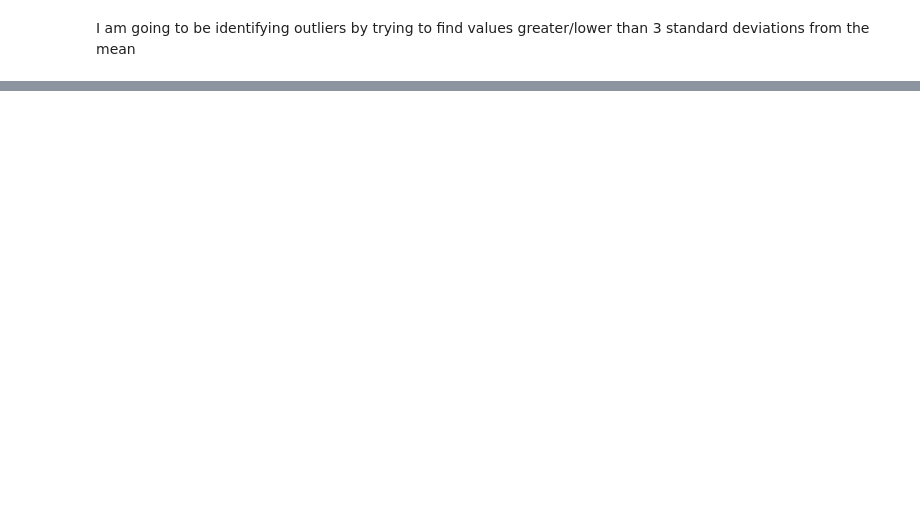
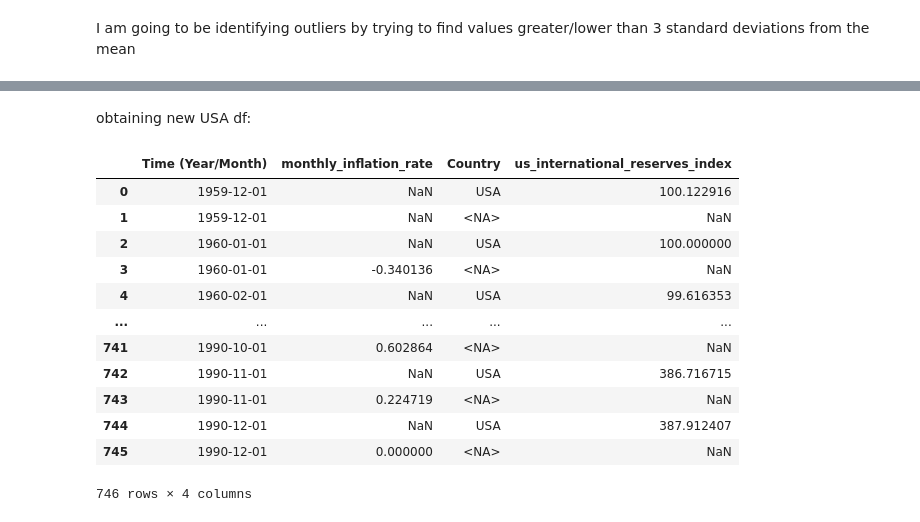
Before and after one commit to thoomkuzhymatthew/EC1B1_group28, a Jupyter notebook: code/DataCleaning.ipynb, the cells around one changed output, grey strips where cells are left out. Cells and saved outputs as stored; diff of their text form; code cells hidden in the pictures; blank space fills up the shorter version.

```diff
--- a/code/DataCleaning.ipynb
+++ b/code/DataCleaning.ipynb
@@ -921,0 +976,31 @@ cleaned_df
+# %% [markdown]
+obtaining new USA df:
+# %%
+import pandas as pd
+
+# Ensure "Time (Year/Month)" is in datetime format in both US DataFrames
+us_monthly_inflation["Time (Year/Month)"] = pd.to_datetime(us_monthly_inflation["Time (Year/Month)"], errors="coerce")
+us_international_reserves_index["Time (Year/Month)"] = pd.to_datetime(us_international_reserves_index["Time (Year/Month)"], errors="coerce")
+
+# Merge the two US DataFrames on "Time (Year/Month)" and "Country" using an outer join.
+new_us_df = pd.merge(us_monthly_inflation, us_international_reserves_index, on=["Time (Year/Month)", "Country"], how="outer")
+
+# Sort the resulting DataFrame by "Time (Year/Month)" and reset the index
+new_us_df = new_us_df.sort_values("Time (Year/Month)").reset_index(drop=True)
+
+# For viewing:
+new_us_df
+# %% [output]
+|  | Time (Year/Month) | monthly_inflation_rate | Country | us_international_reserves_index |
+| 0 | 1959-12-01 | NaN | USA | 100.122916 |
+| 1 | 1959-12-01 | NaN | <NA> | NaN |
+| 2 | 1960-01-01 | NaN | USA | 100.000000 |
+| 3 | 1960-01-01 | -0.340136 | <NA> | NaN |
+| 4 | 1960-02-01 | NaN | USA | 99.616353 |
+| ... | ... | ... | ... | ... |
+| 741 | 1990-10-01 | 0.602864 | <NA> | NaN |
+| 742 | 1990-11-01 | NaN | USA | 386.716715 |
+| 743 | 1990-11-01 | 0.224719 | <NA> | NaN |
+| 744 | 1990-12-01 | NaN | USA | 387.912407 |
+| 745 | 1990-12-01 | 0.000000 | <NA> | NaN |
+746 rows × 4 columns
```
Also changed, not shown: parts of 26 cells of this notebook, 5 other files.
